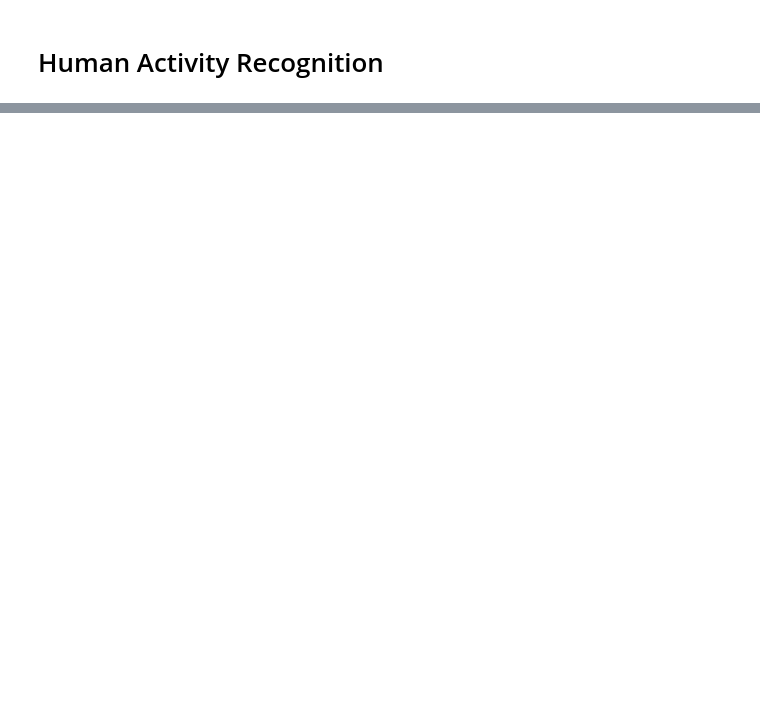
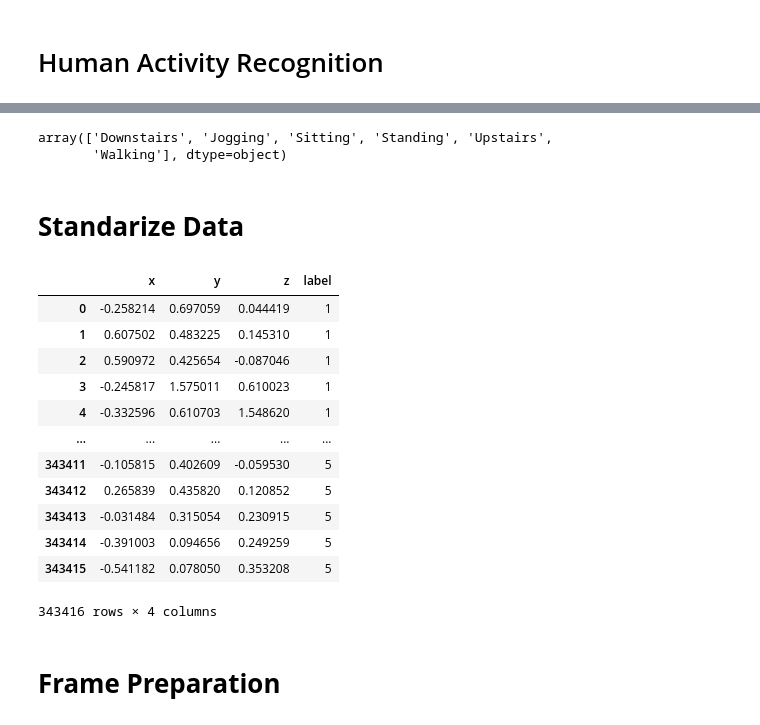
Before and after one commit to mikaeelkhalid/CS531-machine-learning, a Jupyter notebook: project.ipynb, the cells around one changed output, grey strips where cells are left out. Cells and saved outputs as stored; diff of their text form; code cells hidden in the pictures; blank space fills up the shorter version.

```diff
--- a/project.ipynb
+++ b/project.ipynb
@@ -31,0 +237,35 @@ lines = file.readlines()
+# %%
+label.classes_
+# %% [output]
+array(['Downstairs', 'Jogging', 'Sitting', 'Standing', 'Upstairs',
+       'Walking'], dtype=object)
+# %% [markdown]
+# **Standarize Data**
+# %%
+X = df[['x', 'y', 'z']]
+y = df['label']
+# %%
+scaler = StandardScaler()
+X = scaler.fit_transform(X) #returns a list
+# %%
+scaled_X = pd.DataFrame(data = X, columns = ['x', 'y', 'z'])
+# %%
+scaled_X['label'] = y.values
+# %%
+scaled_X
+# %% [output]
+|  | x | y | z | label |
+| 0 | -0.258214 | 0.697059 | 0.044419 | 1 |
+| 1 | 0.607502 | 0.483225 | 0.145310 | 1 |
+| 2 | 0.590972 | 0.425654 | -0.087046 | 1 |
+| 3 | -0.245817 | 1.575011 | 0.610023 | 1 |
+| 4 | -0.332596 | 0.610703 | 1.548620 | 1 |
+| ... | ... | ... | ... | ... |
+| 343411 | -0.105815 | 0.402609 | -0.059530 | 5 |
+| 343412 | 0.265839 | 0.435820 | 0.120852 | 5 |
+| 343413 | -0.031484 | 0.315054 | 0.230915 | 5 |
+| 343414 | -0.391003 | 0.094656 | 0.249259 | 5 |
+| 343415 | -0.541182 | 0.078050 | 0.353208 | 5 |
+343416 rows × 4 columns
+# %% [markdown]
+# **Frame Preparation**
```
Also changed, not shown: parts of 42 cells of this notebook.
